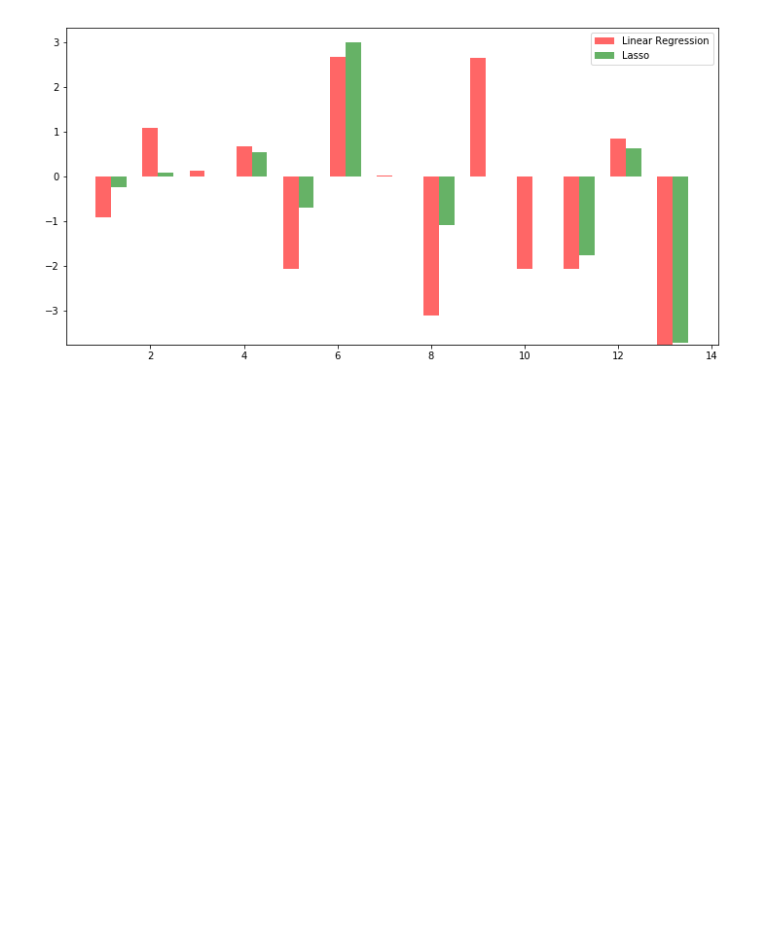
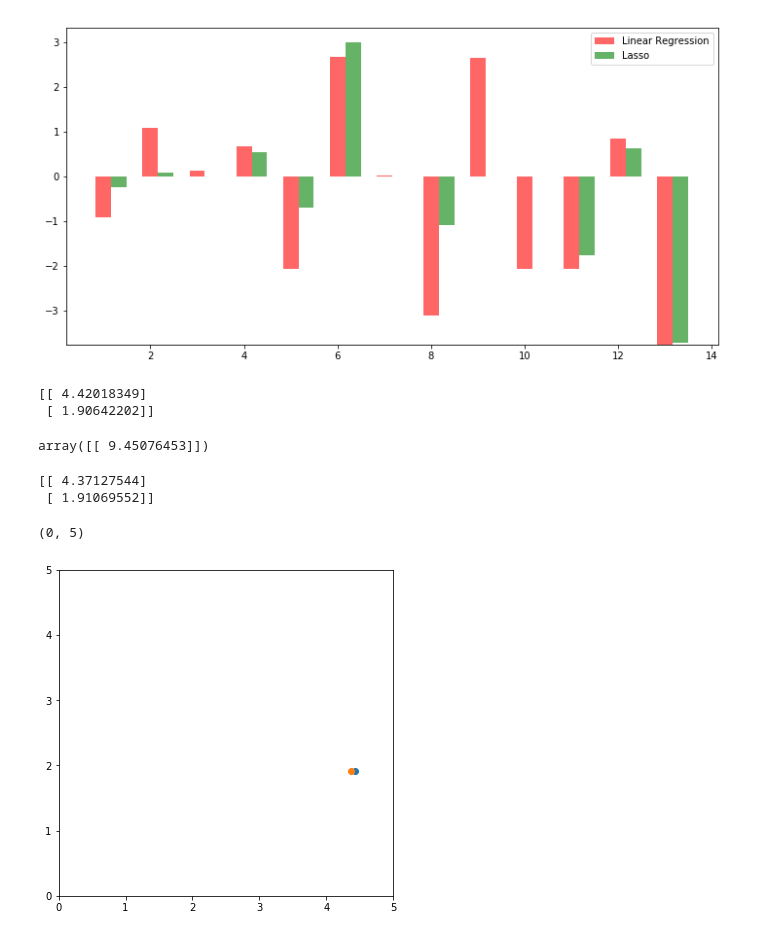
Before and after one commit to ubdsgroup/mlcourse-ub-notebooks, a Jupyter notebook: notebooks/LinearSystems.ipynb, the cells around one changed output. Cells and saved outputs as stored; diff of their text form; code cells hidden in the pictures; blank space fills up the shorter version.

```diff
--- a/notebooks/LinearSystems.ipynb
+++ b/notebooks/LinearSystems.ipynb
@@ -322,0 +364,31 @@ plt.legend(['Linear Regression', 'Lasso'])
+# %%
+w = np.dot(iXtX,Xty)
+print(w)
+# %% [output]
+[[ 4.42018349]
+ [ 1.90642202]]
+# %%
+tau2 = 1000
+# %%
+# compute sigma2
+sigma2 = (1/6)*np.dot(np.transpose(y - np.dot(X,w)),y - np.dot(X,w))
+# %%
+sigma2
+# %% [output]
+array([[ 9.45076453]])
+# %%
+# Bayesian regression
+w_bayes = np.dot(np.linalg.inv(XtX + (sigma2/tau2)*np.eye(2)),Xty)
+print(w_bayes)
+# %% [output]
+[[ 4.37127544]
+ [ 1.91069552]]
+# %%
+fig = plt.figure(figsize=[6,6])
+plt.scatter(w[0],w[1])
+plt.scatter(w_bayes[0],w_bayes[1])
+plt.xlim([0,5])
+plt.ylim([0,5])
+# %% [output]
+(0, 5)
+[figure, added]
```
Also changed, not shown: parts of 24 cells of this notebook, 2 other files.
